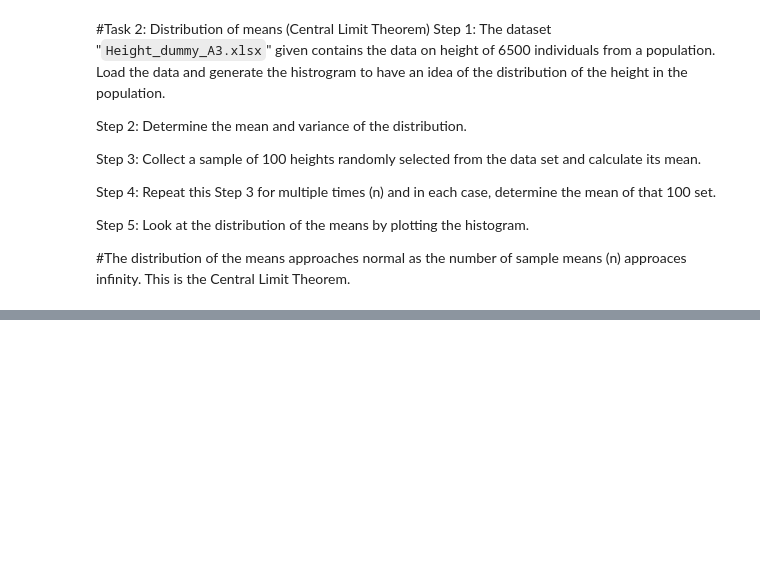
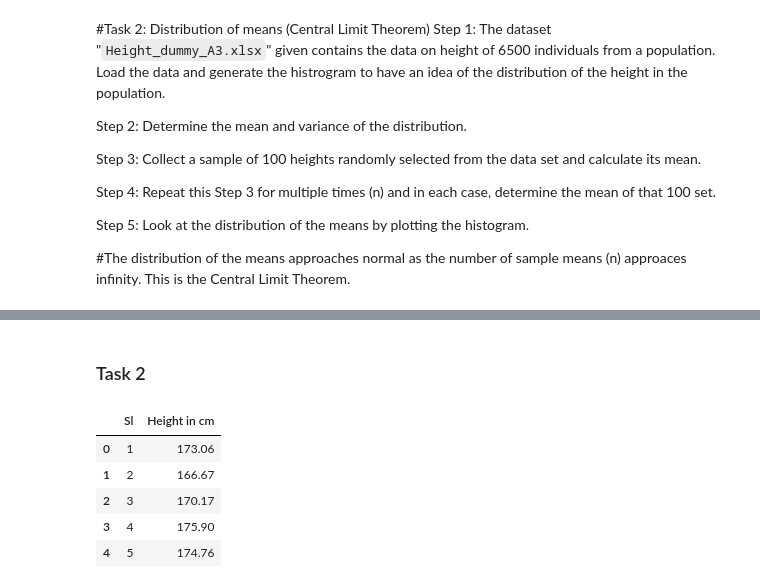
Before and after one commit to HiddenMachine3/P-S, a Jupyter notebook: Activity_3.ipynb, the cells around one changed output, grey strips where cells are left out. Cells and saved outputs as stored; diff of their text form; code cells hidden in the pictures; blank space fills up the shorter version.

```diff
--- a/Activity_3.ipynb
+++ b/Activity_3.ipynb
@@ -49,0 +75,12 @@ Step 5: Look at the distribution of the means by plotting the histogram.
+# %% [markdown]
+### Task 2
+# %%
+df = pd.read_excel("Height_dummy_A3.xlsx")
+df.head()
+# %% [output]
+|  | Sl | Height in cm |
+| 0 | 1 | 173.06 |
+| 1 | 2 | 166.67 |
+| 2 | 3 | 170.17 |
+| 3 | 4 | 175.90 |
+| 4 | 5 | 174.76 |
```
Also changed, not shown: parts of 11 cells of this notebook.
